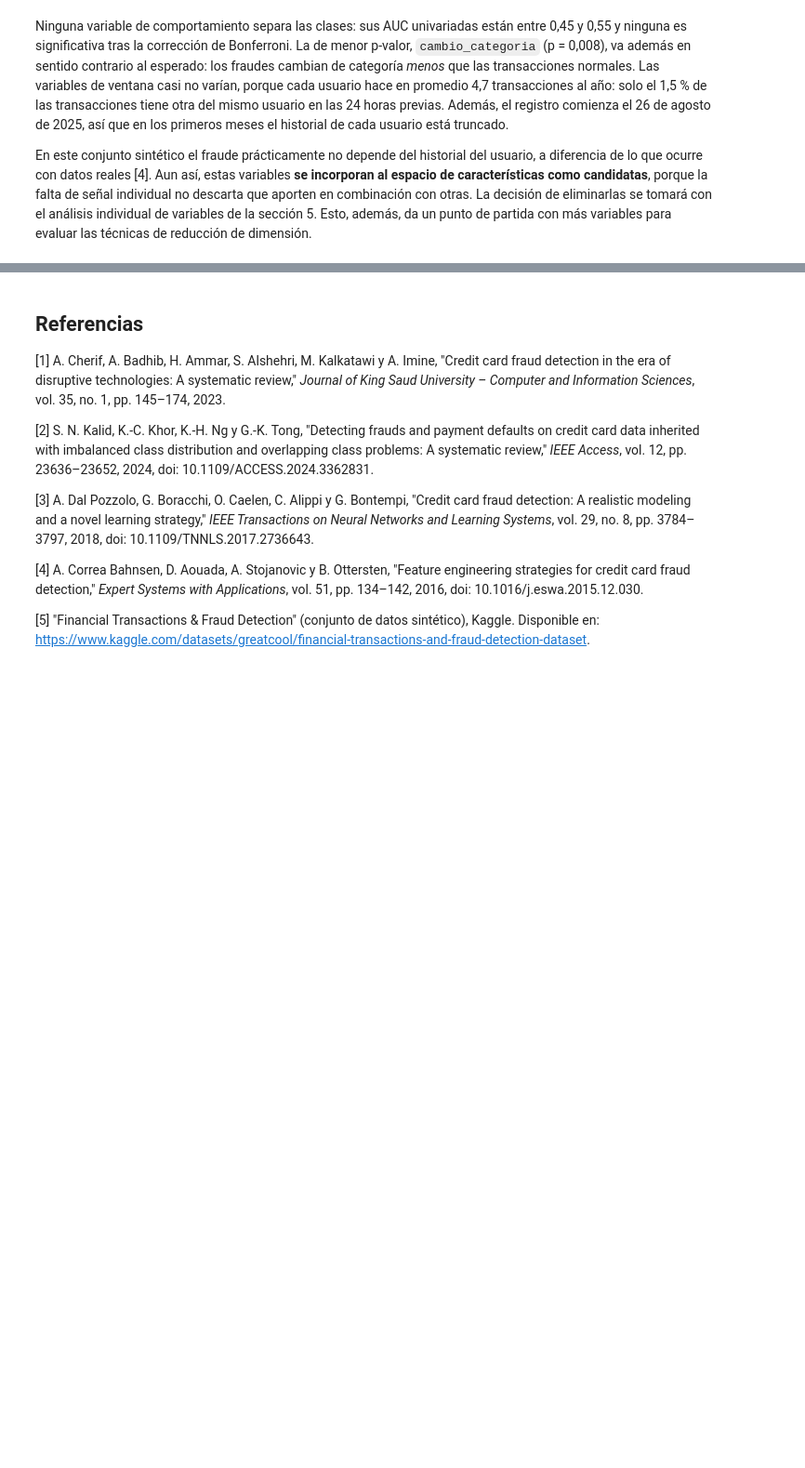
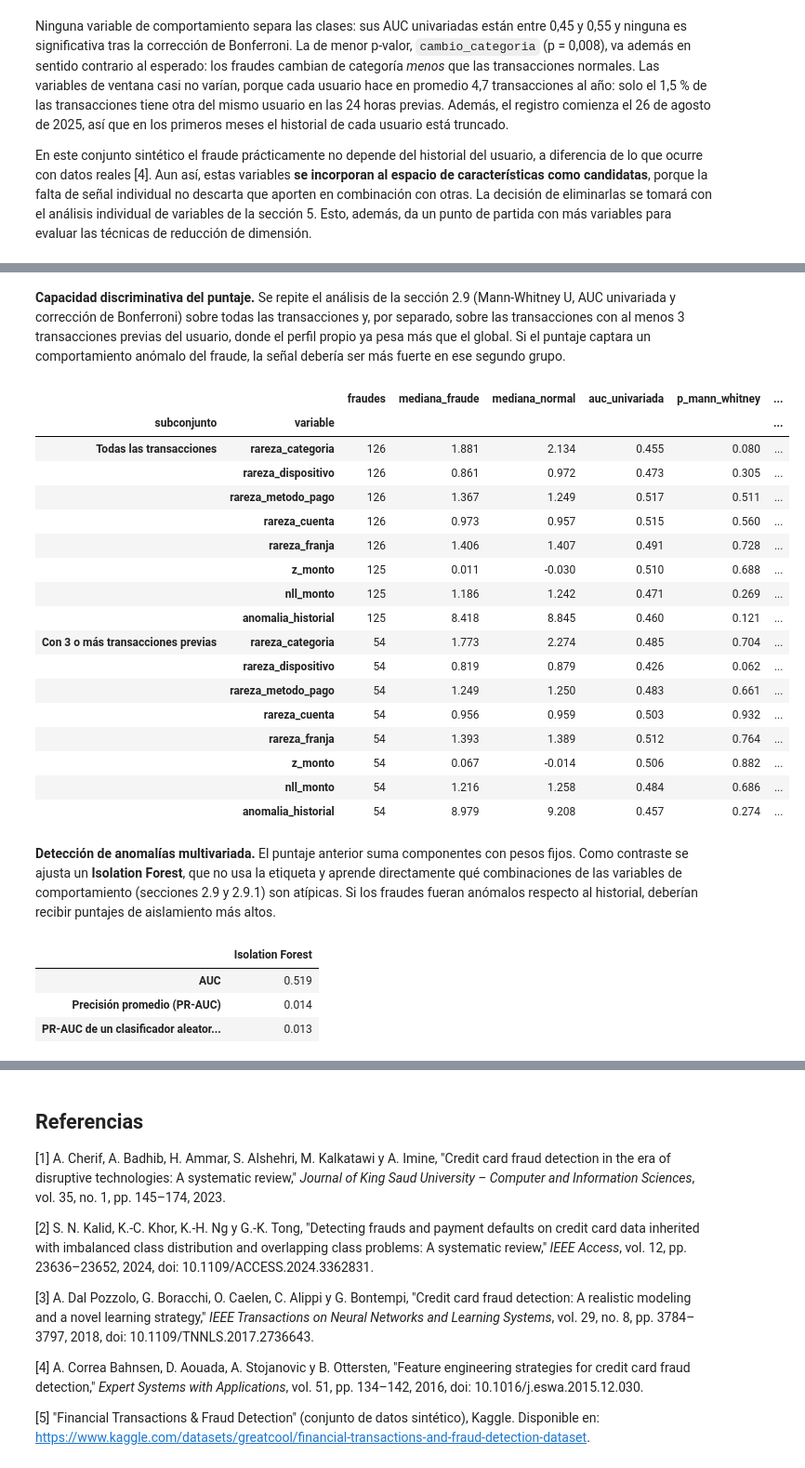
Before and after one commit to SamuelPuerta/FinancialTransactions-FraudDetection-Model, a Jupyter notebook: notebooks/01_descripcion_problema.ipynb, the cells around one changed output, grey strips where cells are left out. Shown at 93% size. Drawn from its saved outputs; the diff is of its cells as text; code cells hidden in the pictures; blank space fills up the shorter version.

Commit message:
Validar una variable adicional e iniciar con el entrenamiento del modelo

```diff
--- a/notebooks/01_descripcion_problema.ipynb
+++ b/notebooks/01_descripcion_problema.ipynb
@@ -673,0 +759,67 @@ En este conjunto sintético el fraude prácticamente no depende del historial de
+# %% [markdown]
+**Capacidad discriminativa del puntaje.** Se repite el análisis de la sección 2.9 (Mann-Whitney U, AUC univariada y corrección de Bonferroni) sobre todas las transacciones y, por separado, sobre las transacciones con al menos 3 transacciones previas del usuario, donde el perfil propio ya pesa más que el global. Si el puntaje captara un comportamiento anómalo del fraude, la señal debería ser más fuerte en ese segundo grupo.
+# %%
+def tabla_discriminacion(columnas, mascara):
+    umbral = 0.05 / len(columnas)
+    filas = []
+    for col in columnas:
+        valido = mascara & df[col].notna()
+        x, y_valido = df.loc[valido, col], df.loc[valido, "is_fraud"]
+        _, p = stats.mannwhitneyu(x[y_valido == 1], x[y_valido == 0], alternative="two-sided")
+        filas.append({
+            "variable": col,
+            "fraudes": int(y_valido.sum()),
+            "mediana_fraude": x[y_valido == 1].median(),
+            "mediana_normal": x[y_valido == 0].median(),
+            "auc_univariada": roc_auc_score(y_valido, x),
+            "p_mann_whitney": p,
+            "significativa_bonferroni": p < umbral,
+        })
+    return pd.DataFrame(filas).set_index("variable")
+
+
+con_historial = df["transacciones_previas"] >= 3
+pd.concat({
+    "Todas las transacciones": tabla_discriminacion(ANOMALIA, pd.Series(True, index=df.index)),
+    "Con 3 o más transacciones previas": tabla_discriminacion(ANOMALIA, con_historial),
+}, names=["subconjunto", "variable"])
+# %% [output]
+|  |  | fraudes | mediana_fraude | mediana_normal | auc_univariada | p_mann_whitney | ... |
+| subconjunto | variable |  |  |  |  |  | ... |
+| Todas las transacciones | rareza_categoria | 126 | 1.881 | 2.134 | 0.455 | 0.080 | ... |
+|  | rareza_dispositivo | 126 | 0.861 | 0.972 | 0.473 | 0.305 | ... |
+|  | rareza_metodo_pago | 126 | 1.367 | 1.249 | 0.517 | 0.511 | ... |
+|  | rareza_cuenta | 126 | 0.973 | 0.957 | 0.515 | 0.560 | ... |
+|  | rareza_franja | 126 | 1.406 | 1.407 | 0.491 | 0.728 | ... |
+|  | z_monto | 125 | 0.011 | -0.030 | 0.510 | 0.688 | ... |
+|  | nll_monto | 125 | 1.186 | 1.242 | 0.471 | 0.269 | ... |
+|  | anomalia_historial | 125 | 8.418 | 8.845 | 0.460 | 0.121 | ... |
+| Con 3 o más transacciones previas | rareza_categoria | 54 | 1.773 | 2.274 | 0.485 | 0.704 | ... |
+|  | rareza_dispositivo | 54 | 0.819 | 0.879 | 0.426 | 0.062 | ... |
+|  | rareza_metodo_pago | 54 | 1.249 | 1.250 | 0.483 | 0.661 | ... |
+|  | rareza_cuenta | 54 | 0.956 | 0.959 | 0.503 | 0.932 | ... |
+|  | rareza_franja | 54 | 1.393 | 1.389 | 0.512 | 0.764 | ... |
+|  | z_monto | 54 | 0.067 | -0.014 | 0.506 | 0.882 | ... |
+|  | nll_monto | 54 | 1.216 | 1.258 | 0.484 | 0.686 | ... |
+|  | anomalia_historial | 54 | 8.979 | 9.208 | 0.457 | 0.274 | ... |
+# %% [markdown]
+**Detección de anomalías multivariada.** El puntaje anterior suma componentes con pesos fijos. Como contraste se ajusta un **Isolation Forest**, que no usa la etiqueta y aprende directamente qué combinaciones de las variables de comportamiento (secciones 2.9 y 2.9.1) son atípicas. Si los fraudes fueran anómalos respecto al historial, deberían recibir puntajes de aislamiento más altos.
+# %%
+from sklearn.ensemble import IsolationForest
+from sklearn.metrics import average_precision_score
+
+X_comportamiento = df[COMPORTAMIENTO + ANOMALIA]
+X_comportamiento = X_comportamiento.fillna(X_comportamiento.median())
+bosque = IsolationForest(n_estimators=300, random_state=RANDOM_STATE).fit(X_comportamiento)
+puntaje_aislamiento = -bosque.score_samples(X_comportamiento)  # mayor = más atípica
+
+pd.Series({
+    "AUC": roc_auc_score(df["is_fraud"], puntaje_aislamiento),
+    "Precisión promedio (PR-AUC)": average_precision_score(df["is_fraud"], puntaje_aislamiento),
+    "PR-AUC de un clasificador aleatorio (tasa de fraude)": df["is_fraud"].mean(),
+}).to_frame("Isolation Forest")
+# %% [output]
+|  | Isolation Forest |
+| AUC | 0.519 |
+| Precisión promedio (PR-AUC) | 0.014 |
+| PR-AUC de un clasificador aleator... | 0.013 |
```
Also changed, not shown: parts of 17 cells of this notebook, 10 other files.
